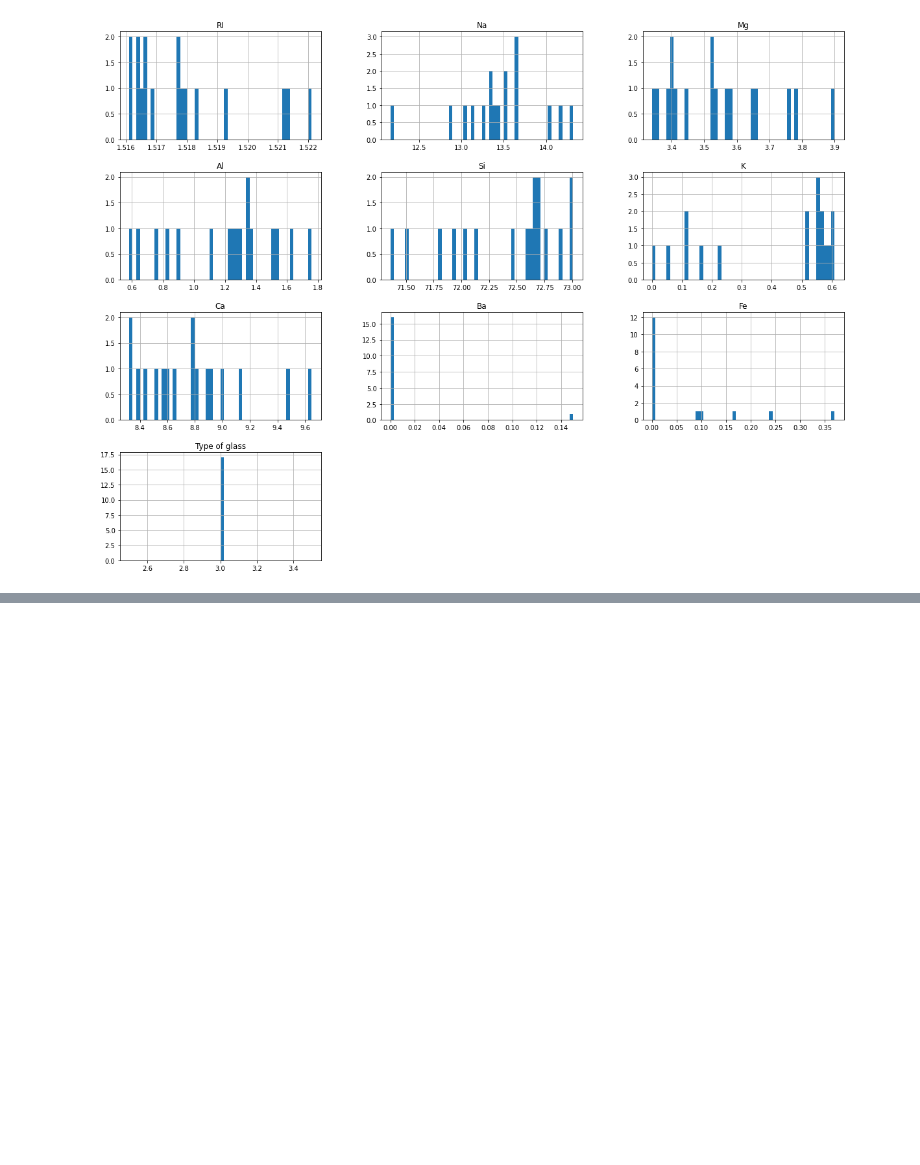
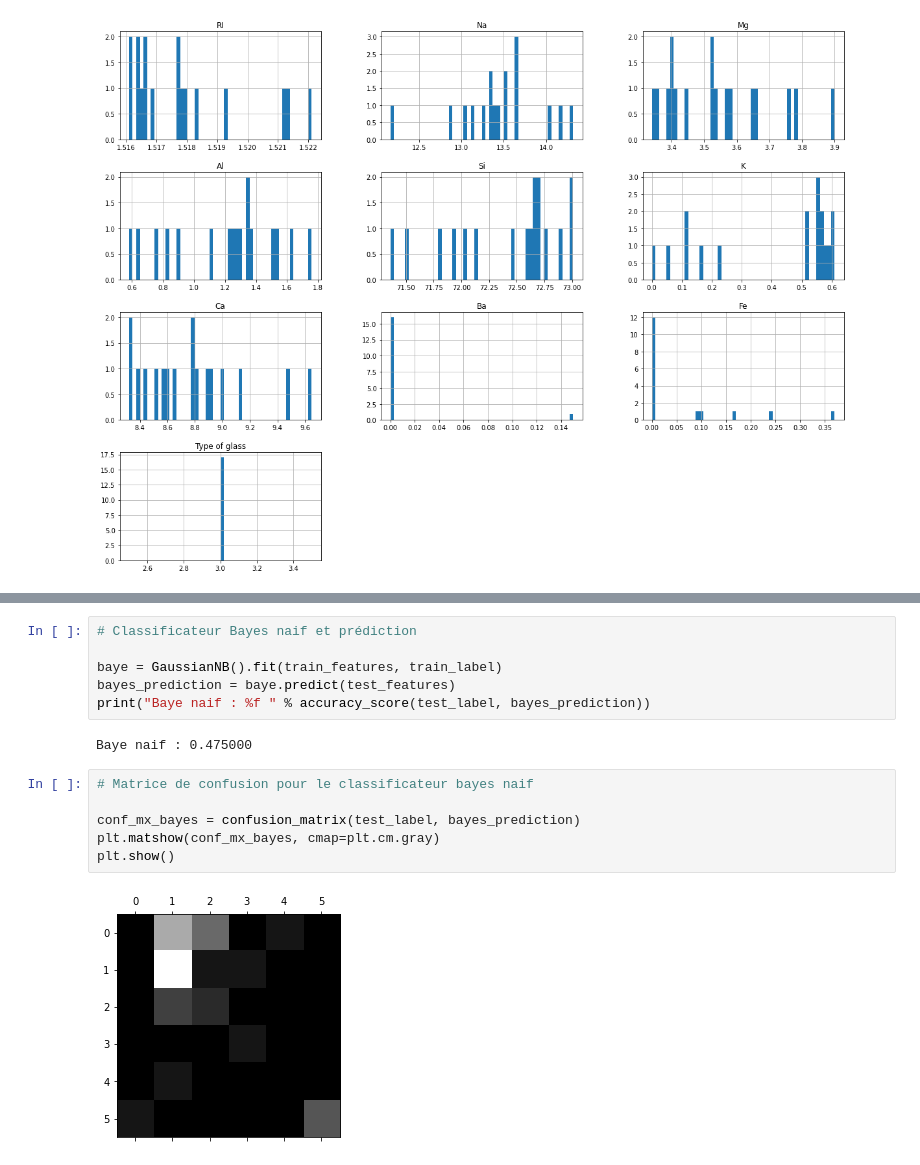
Before and after one commit to RaphaelJ-S/inf5081-tp1, a Jupyter notebook: app/app.ipynb, the cells around one changed output, grey strips where cells are left out. Saved outputs shown, nothing was run; the diff lists cells and outputs as text; blank space fills up the shorter version.

```diff
--- a/app/app.ipynb
+++ b/app/app.ipynb
@@ -343,0 +214,16 @@ for column in data.data_frame.columns:
+# %%
+# Classificateur Bayes naif et prédiction
+
+baye = GaussianNB().fit(train_features, train_label)
+bayes_prediction = baye.predict(test_features)
+print("Baye naif : %f " % accuracy_score(test_label, bayes_prediction))
+# %% [output]
+Baye naif : 0.475000
+# %%
+# Matrice de confusion pour le classificateur bayes naif
+
+conf_mx_bayes = confusion_matrix(test_label, bayes_prediction)
+plt.matshow(conf_mx_bayes, cmap=plt.cm.gray)
+plt.show()
+# %% [output]
+[figure, added]
```
Also changed, not shown: parts of 46 cells of this notebook, 2 other files.
